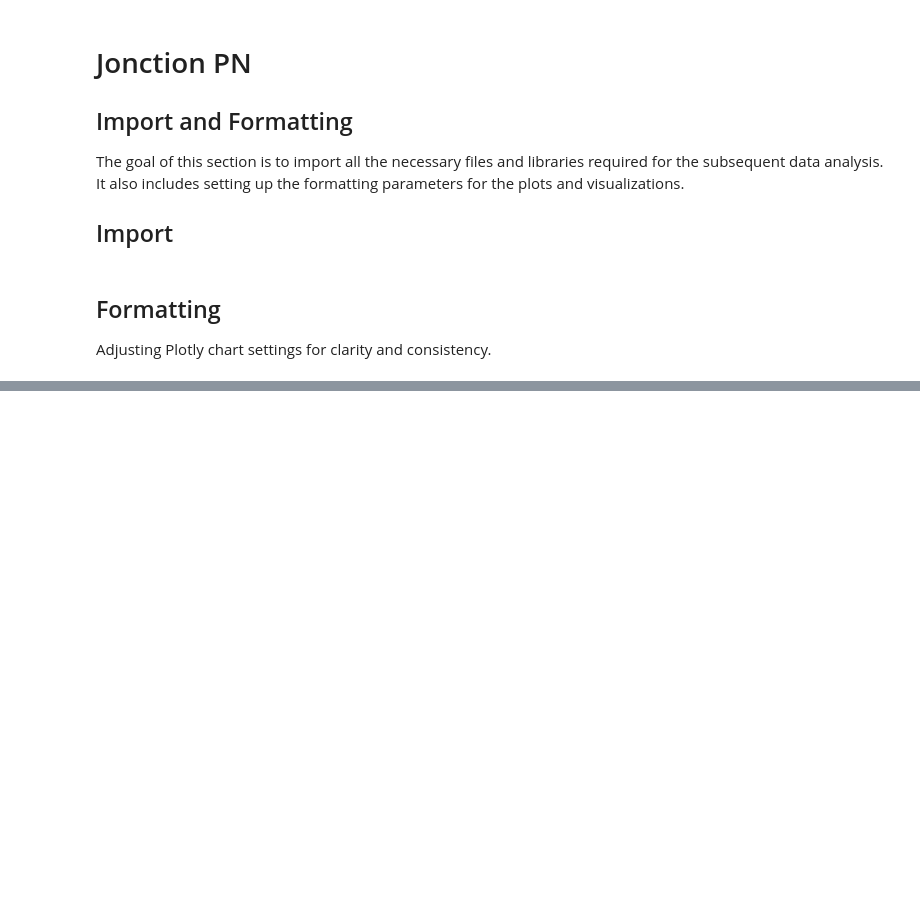
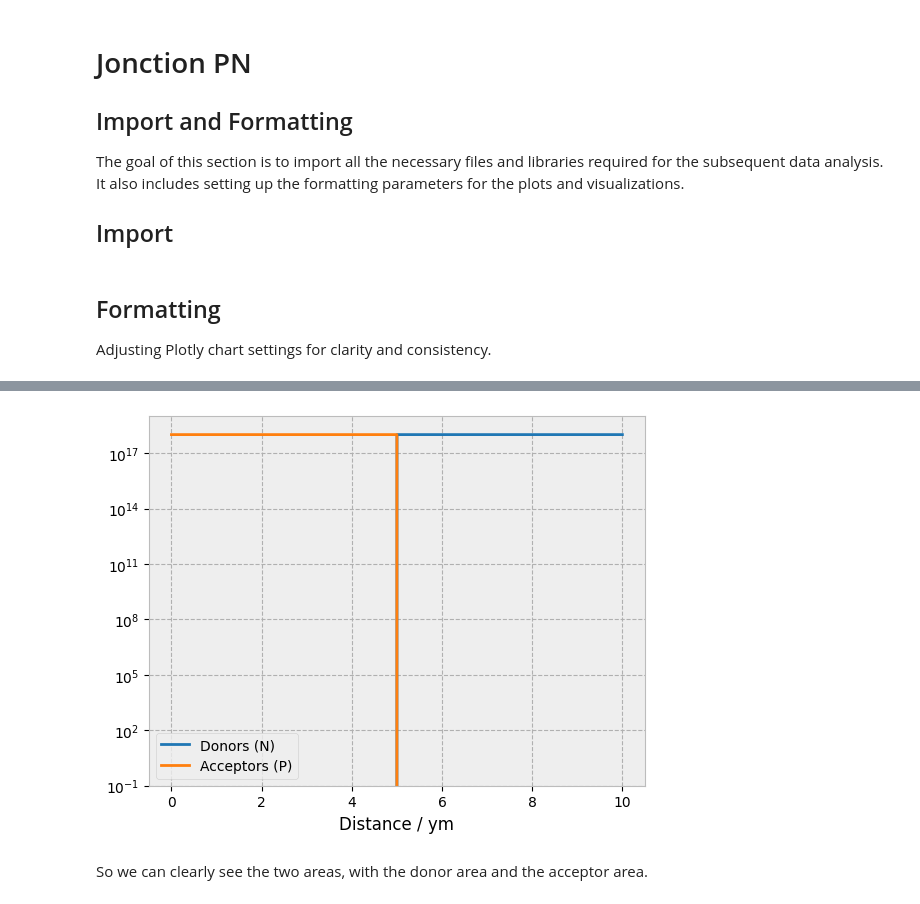
Before and after one commit to choucadieux/electronique_book, a Jupyter notebook: Logicol/Jonction_PN.ipynb, the cells around one changed output, grey strips where cells are left out. Saved outputs shown, nothing was run; the diff lists cells and outputs as text; code cells hidden in the pictures; blank space fills up the shorter version.

```diff
--- a/Logicol/Jonction_PN.ipynb
+++ b/Logicol/Jonction_PN.ipynb
@@ -37,4 +45,19 @@ from devsim import (
 ## Formatting
 
 Adjusting Plotly chart settings for clarity and consistency.
+# %%
+# ----  Formatting charts
+%matplotlib inline
+from IPython.core.pylabtools import figsize
+import matplotlib as mpl
+mpl.rcParams['lines.linewidth'] = 2.0
+mpl.rcParams['axes.edgecolor']  = "#bcbcbc"
+mpl.rcParams['patch.linewidth'] = 0.5
+mpl.rcParams['legend.fancybox'] = True
+mpl.rcParams['axes.facecolor']  = "#eeeeee"
+mpl.rcParams['axes.labelsize']  = "large"
+mpl.rcParams['axes.grid']       = True
+mpl.rcParams['grid.linestyle']  = "--"
+mpl.rcParams['patch.edgecolor'] = "#eeeeee"
+mpl.rcParams['axes.titlesize']  = "x-large"
 # %% [markdown]
@@ -115,0 +88,6 @@ bot     0.0     -0.012249431878576914   -0.005905798880927609   -0.0181552307595
+# %%
+# ============================================================
+# Device and Region Definition
+# ============================================================
+device = "diode1"
+region = "bulk"
@@ -115,0 +372,17 @@ bot     0.0     -0.012249431878576914   -0.005905798880927609   -0.0181552307595
+# %%
+x = get_node_model_values(device=device, region=region, name="x")
+Na = get_node_model_values(device=device, region=region, name="Acceptors")
+Nd = get_node_model_values(device=device, region=region, name="Donors")
+
+plt.figure()
+plt.plot(np.array(x)*1e6, Nd, label="Donors (N)")
+plt.plot(np.array(x)*1e6, Na, label="Acceptors (P)")
+plt.legend()
+plt.yscale("log")
+plt.ylim(1e-1, 1e19)
+plt.xlabel("Distance / ym")
+plt.show()
+# %% [output]
+[figure, added]
+# %% [markdown]
+So we can clearly see the two areas, with the donor area and the acceptor area.
```
Also changed, not shown: parts of 42 cells of this notebook, 6 other files.
